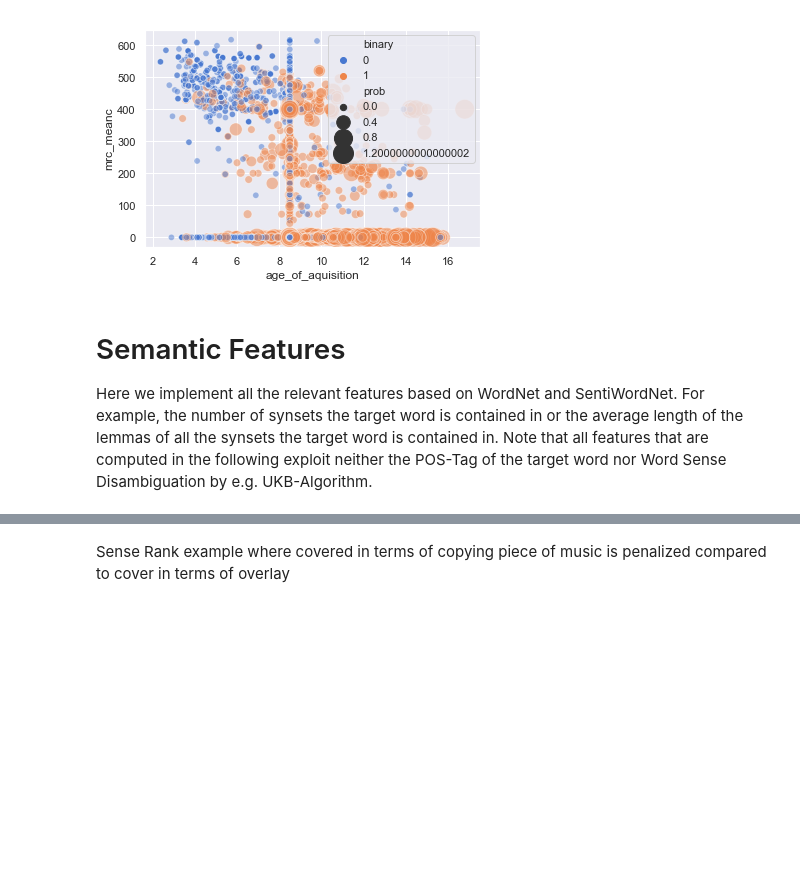
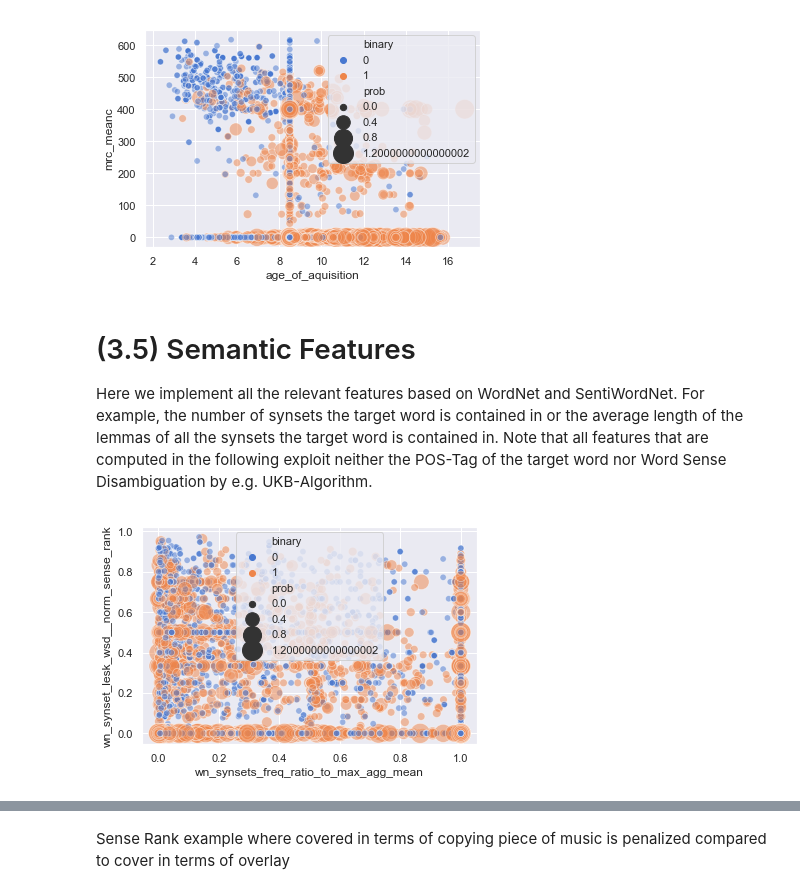
Before and after one commit to kristiankolthoff/CoWoPhId, a Jupyter notebook: python/features_cwi.ipynb, the cells around one changed output, grey strips where cells are left out. Drawn from its saved outputs; the diff is of its cells as text; code cells hidden in the pictures; blank space fills up the shorter version.

```diff
--- a/python/features_cwi.ipynb
+++ b/python/features_cwi.ipynb
@@ -663,7 +831,7 @@ plt.show(complexity_plot)
 figure = complexity_plot.get_figure()
 figure.savefig('../plots/features/aoa-mrc_meanc.pdf')
 # %% [markdown]
-# Semantic Features
+# (3.5) Semantic Features
 Here we implement all the relevant features based on WordNet and SentiWordNet. For example, the number of synsets the target word is contained in or the average length of the lemmas of all the synsets the target word is contained in. Note that all features that are computed in the following exploit neither the POS-Tag of the target word nor Word Sense Disambiguation by e.g. UKB-Algorithm.
 # %%
 from nltk.corpus import wordnet as wn
@@ -766,6 +934,7 @@ def wn_synsets_freq_ratio_to_max_agg_min(target, freqs_func, freqs):
     freqis = [np.min([freqs_func(lemma, freqs) for lemma in lemmata])
               for lemmata in lemmas]
     target_freq = freqs_func(target, freqs)
+    if target_freq not in freqis: freqis.append(target_freq)
     max_freq = np.max(freqis)
     return target_freq / max_freq
 
@@ -777,6 +946,7 @@ def wn_synsets_freq_ratio_to_max_agg_mean(target, freqs_func, freqs):
     freqis = [np.mean([freqs_func(lemma, freqs) for lemma in lemmata])
               for lemmata in lemmas]
     target_freq = freqs_func(target, freqs)
+    if target_freq not in freqis: freqis.append(target_freq)
     max_freq = np.max(freqis)
     return target_freq / max_freq
 
@@ -788,6 +958,7 @@ def wn_synsets_freq_ratio_to_max_agg_median(target, freqs_func, freqs):
     freqis = [np.median([freqs_func(lemma, freqs) for lemma in lemmata])
               for lemmata in lemmas]
     target_freq = freqs_func(target, freqs)
+    if target_freq not in freqis: freqis.append(target_freq)
     max_freq = np.max(freqis)
     return target_freq / max_freq
 
@@ -999,7 +1170,7 @@ def features_semantic(dataframe):
                                                     agg_feat_num_average(target, wn_synsets_avg_lemma_freq, \
                                                                          get_dict_count, word_freq_wiki))
     df['freq_wiki'] = df.target.apply(lambda target : agg_feat_num_average(target, get_dict_count, word_freq_wiki))
-    df['wn_synsets_freq_ratio_to_avg'] = df.freq_wiki / df.wn_synsets_avg_lemma_freq
+    df['wn_synsets_freq_ratio_to_avg'] = df.wn_synsets_avg_lemma_freq / df.freq_wiki
     df['wn_synset_lesk_wsd_ratio_hi_freq'] = df[['target','sentence', 'pos_tag']].apply(lambda vals : \
                 agg_feat_num_average(vals[0], wn_synset_lesk_wsd_ratio_hi_freq, vals[1], vals[2], \
                                      get_dict_count, word_freq_wiki), axis = 1)
@@ -1032,7 +1203,7 @@ def features_semantic(dataframe):
                                                             brown_clustering_cluster_depth_simple))
     df['brown_clustering_cluster_depth_bit'] = df.target.apply(lambda target : agg_feat_num_average(target, \
                                                             brown_clustering_cluster_depth_bit))
-    df.drop(['length', 'freq_wiki'], axis = 1)
+    df = df.drop(['length', 'freq_wiki'], axis = 1)
     return df
 
 fc_semantic = FeatureCategory('corpus-based', features_semantic)
@@ -1041,20 +1212,23 @@ feature_categories.append(fc_semantic)
 dataset_fc_semantic = [FeatureDataset(ds.name, fc_semantic,
                 fc_semantic.func(ds.train), fc_semantic.func(ds.test)) for ds in datasets]
 # %%
-concat_features = concat_feature_datasets(dataset_fc_semantic, dataset_fc_orthographic)
+concat_features = concat_feature_datasets(dataset_fc_semantic, dataset_fc_orthographic,
+                                          dataset_fc_psycholinguistic, dataset_fc_corpus_based)
 # %%
 import seaborn as sns
 import matplotlib.pyplot as plt
 
 sns.set(style="darkgrid")
 
 #Select wikipedia train set of concatenation
 data = concat_features[0].train
 #data = data.loc[data.cal_ngram_2_sim_min<0.3,]
 
-complexity_plot = sns.scatterplot(x="age_of_aquisition", y="mrc_meanc", hue="binary", size='prob',
+complexity_plot = sns.scatterplot(x="wn_synsets_freq_ratio_to_max_agg_mean", y="wn_synset_lesk_wsd__norm_sense_rank", hue="binary", size='prob',
             sizes=(40, 400), alpha=.5, palette="muted",
             data=data)
 plt.show(complexity_plot)
+# %% [output]
+[figure, added]
 # %%
 figure = complexity_plot.get_figure()
```
Also changed, not shown: parts of 25 cells of this notebook.
